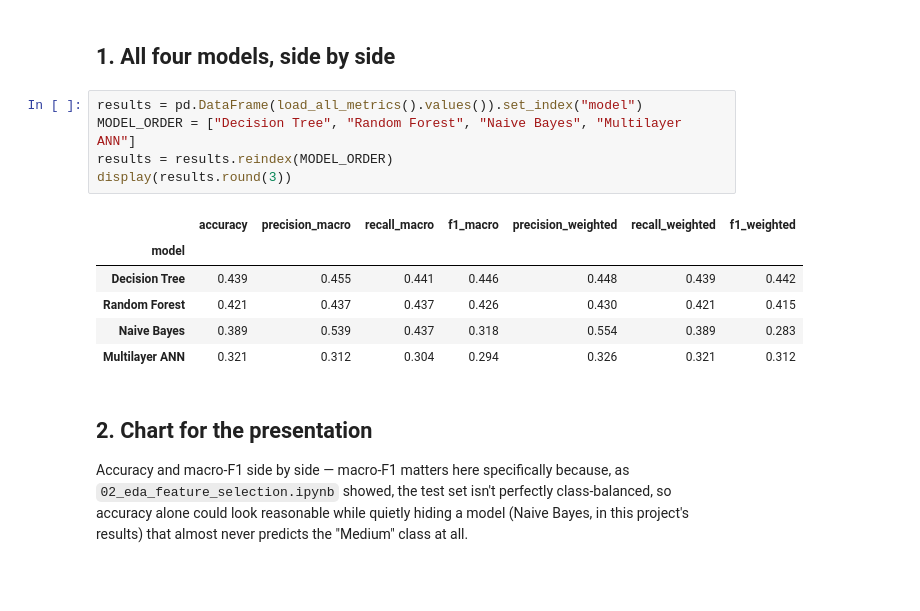
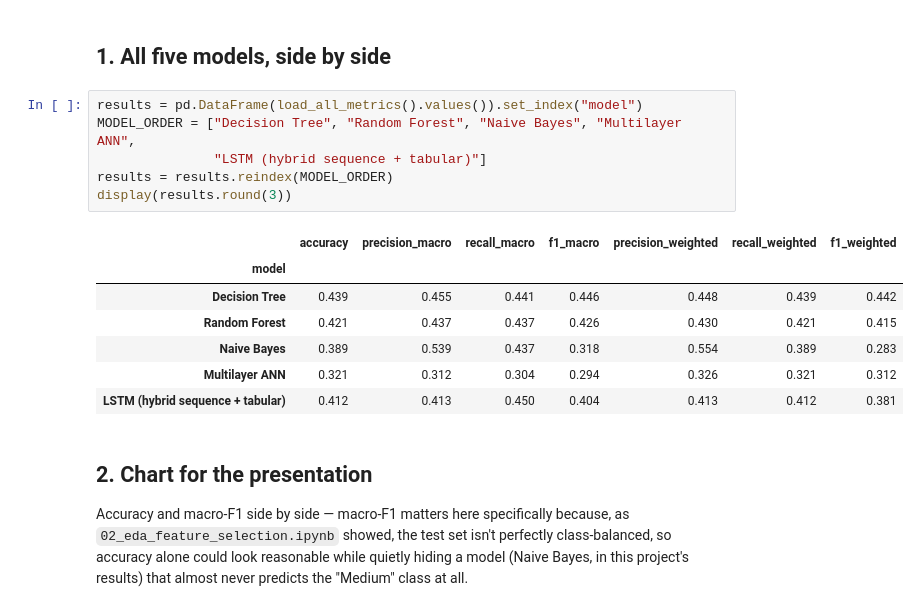
Before and after one commit to Roshan54321/PRT565-Machine-Learning, a Jupyter notebook: code/05_model_comparison.ipynb, the cells around one changed output. Cells and saved outputs as stored; diff of their text form; blank space fills up the shorter version.

```diff
--- a/code/05_model_comparison.ipynb
+++ b/code/05_model_comparison.ipynb
@@ -18,17 +17,19 @@ pd.set_option("display.max_columns", 50)
 # %% [markdown]
-## 1. All four models, side by side
+## 1. All five models, side by side
 # %%
 results = pd.DataFrame(load_all_metrics().values()).set_index("model")
-MODEL_ORDER = ["Decision Tree", "Random Forest", "Naive Bayes", "Multilayer ANN"]
+MODEL_ORDER = ["Decision Tree", "Random Forest", "Naive Bayes", "Multilayer ANN",
+               "LSTM (hybrid sequence + tabular)"]
 results = results.reindex(MODEL_ORDER)
 display(results.round(3))
 # %% [output]
 |  | accuracy | precision_macro | recall_macro | f1_macro | precision_weighted | recall_weighted | f1_weighted |
 | model |  |  |  |  |  |  |  |
 | Decision Tree | 0.439 | 0.455 | 0.441 | 0.446 | 0.448 | 0.439 | 0.442 |
 | Random Forest | 0.421 | 0.437 | 0.437 | 0.426 | 0.430 | 0.421 | 0.415 |
 | Naive Bayes | 0.389 | 0.539 | 0.437 | 0.318 | 0.554 | 0.389 | 0.283 |
 | Multilayer ANN | 0.321 | 0.312 | 0.304 | 0.294 | 0.326 | 0.321 | 0.312 |
+| LSTM (hybrid sequence + tabular) | 0.412 | 0.413 | 0.450 | 0.404 | 0.413 | 0.412 | 0.381 |
 # %% [markdown]
 ## 2. Chart for the presentation
 
```
Also changed, not shown: parts of 4 cells of this notebook, 4 other files.
